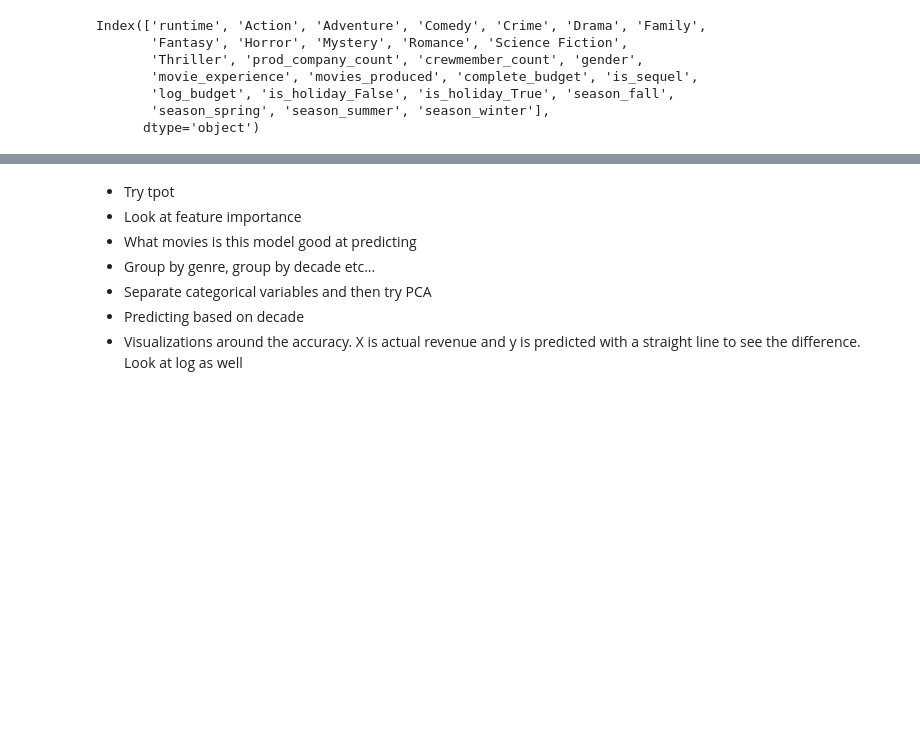
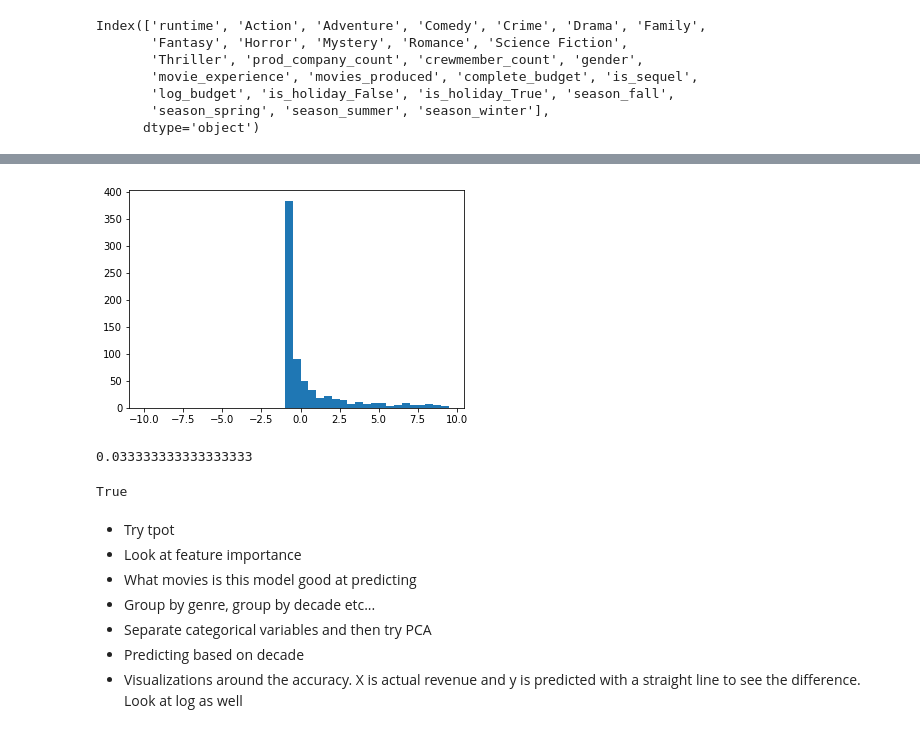
Before and after one commit to abew16/Data-Science-Bootcamp, a Jupyter notebook: Unit 3/Capstone/Predicting Movie Revenue - tpot.ipynb, the cells around one changed output, grey strips where cells are left out. Cells and saved outputs as stored; diff of their text form; code cells hidden in the pictures; blank space fills up the shorter version.

```diff
--- a/Unit 3/Capstone/Predicting Movie Revenue - tpot.ipynb
+++ b/Unit 3/Capstone/Predicting Movie Revenue - tpot.ipynb
@@ -676,7 +676,7 @@ Index(['runtime', 'Action', 'Adventure', 'Comedy', 'Crime', 'Drama', 'Family',
 # %%
 from tpot import TPOTRegressor
 
-tpot = TPOTRegressor(verbosity=3)
+tpot = TPOTRegressor(verbosity=3,warm_start=True)
 
 tpot.fit(x_train,y_train)
 y_predict = tpot.predict(x_test)
@@ -699,9 +699,16 @@ _pre_test decorator: _random_mutation_operator: num_test=0 Expected n_neighbors
 # %%
-percent_error = (y_predict - y_test) / y_test
+percent_error = (10**y_predict - 10**y_test) / 10**y_test
 
 plt.hist(percent_error, bins=np.arange(-10,10,.5))
 plt.show()
 np.mean((percent_error < .1) & (percent_error > -.1))
+# %% [output]
+[figure, added]
+0.033333333333333333
+# %%
+tpot.export('tpot_fit.py')
+# %% [output]
+True
 # %% [markdown]
 - Try tpot
 - Look at feature importance
```
Also changed, not shown: parts of 10 cells of this notebook, 3 other files.
